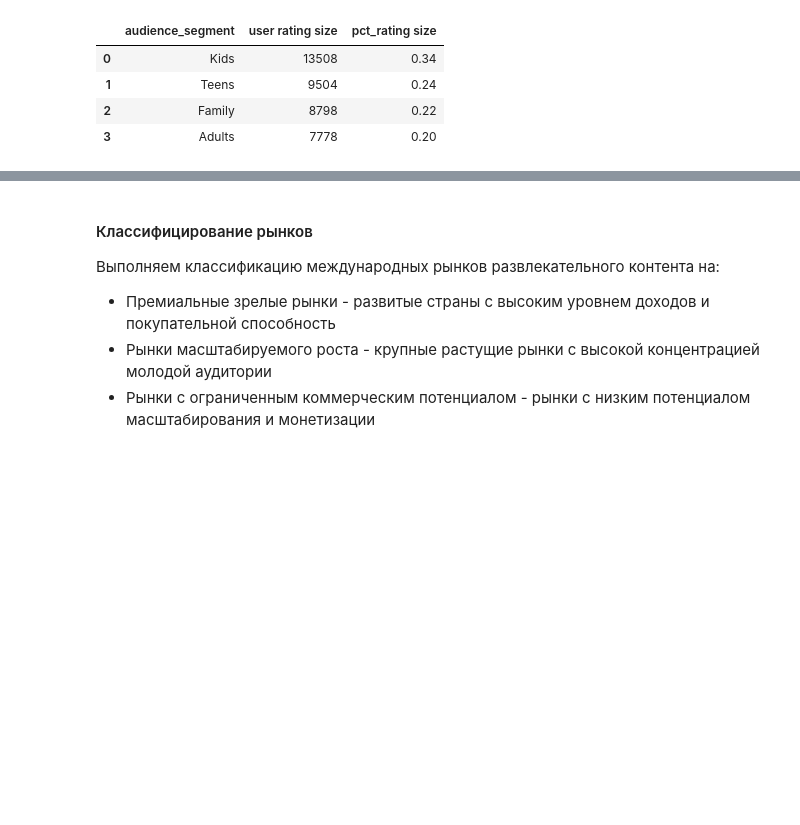
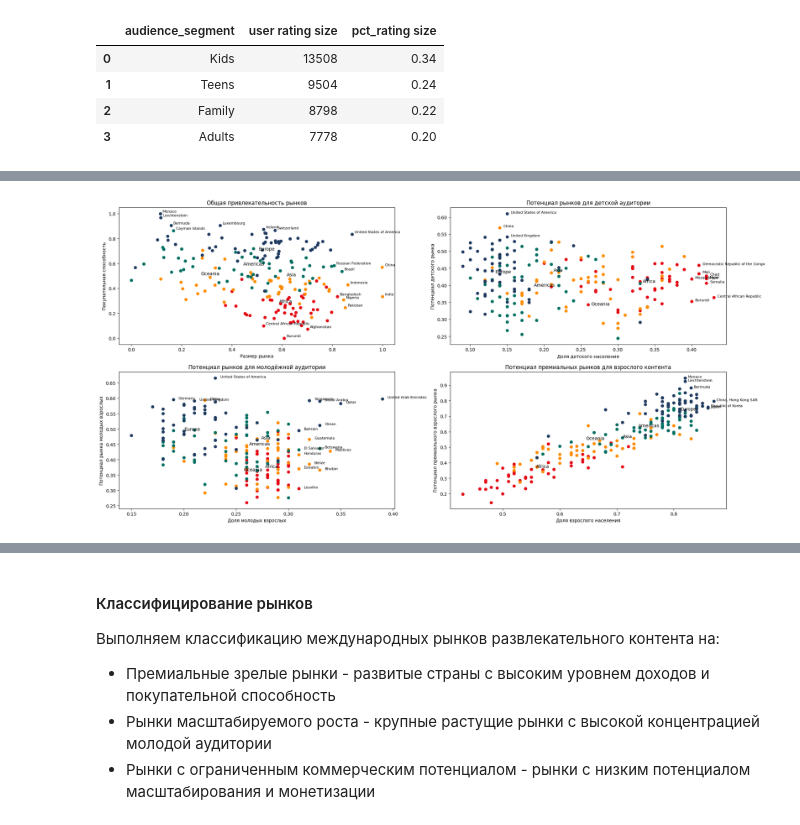
Before and after one commit to dtamendarov/MDS-EDA_Netflix, a Jupyter notebook: 03. Демографический анализ (Светлана).ipynb, the cells around one changed output, grey strips where cells are left out. Saved outputs shown, nothing was run; the diff lists cells and outputs as text; code cells hidden in the pictures; blank space fills up the shorter version.

```diff
--- a/03. Демографический анализ (Светлана).ipynb
+++ b/03. Демографический анализ (Светлана).ipynb
@@ -371,0 +220,90 @@ Text(0, 0.5, 'Потенциал премиального взрослого р
+# %%
+income_colors = {'Low_income': '#E50914', 'Lower_middle_income': "#FF8C00", 'Upper_middle_income': '#006F62','High_income': '#1f3a5f'}
+fig, axes = plt.subplots(2, 2, figsize=(24, 12))
+
+ax = axes[0,0]
+
+for income_cat, color in income_colors.items():
+    data = regions[regions['income_category'] == income_cat]
+    ax.scatter(data['population_score'],data['wealth_score'], color=color, label=income_cat)
+
+region_labels = regions.groupby('region').agg({'population_score':'mean','wealth_score':'mean',}).reset_index()
+
+for _, row in region_labels.iterrows():
+    ax.text(row['population_score'],row['wealth_score'],row['region'],fontsize=10)
+
+key_markets = regions[(regions['population_score'] >= 0.8) | (regions['wealth_score'] >= 0.85) | (regions['wealth_score'] <= 0.1)]
+
+for _, row in key_markets.iterrows():
+    ax.text(row['population_score'] + 0.01,row['wealth_score'] + 0.01, row['country'], fontsize=8)
+
+ax.set_title('Общая привлекательность рынков')
+ax.set_xlabel('Размер рынка')
+ax.set_ylabel('Покупательная способность')
+
+
+ax = axes[0,1]
+
+for income_cat, color in income_colors.items():
+    data = regions[regions['income_category'] == income_cat]
+    ax.scatter(data['0-12_pct'], data['kids_market_score'],color=color, label=income_cat)
+
+region_labels = regions.groupby('region').agg({'0-12_pct':'mean', 'kids_market_score':'mean'}).reset_index()
+
+for _, row in region_labels.iterrows():
+    ax.text(row['0-12_pct'],row['kids_market_score'],row['region'],fontsize=10)
+
+key_markets = regions[(regions['kids_market_score'] >= regions['kids_market_score'].quantile(0.99)) |
+                    (regions['0-12_pct'] >= regions['0-12_pct'].quantile(0.97))]
+
+for _, row in key_markets.iterrows():
+    ax.text(row['0-12_pct'] + 0.005, row['kids_market_score'] + 0.001, row['country'], fontsize=8)
+
+ax.set_title('Потенциал рынков для детской аудитории')
+ax.set_xlabel('Доля детского населения')
+ax.set_ylabel('Потенциал детского рынка')
+
+
+ax = axes[1,0]
+
+for income_cat, color in income_colors.items():
+    data = regions[regions['income_category'] == income_cat]
+    ax.scatter(data['young_adults_pct'], data['youth_market_score'],color=color, label=income_cat)
+
+region_labels = regions.groupby('region').agg({'young_adults_pct':'mean', 'youth_market_score':'mean'}).reset_index()
+
+for _, row in region_labels.iterrows():
+    ax.text(row['young_adults_pct'],row['youth_market_score'],row['region'],fontsize=10)
+
+key_markets = regions[(regions['youth_market_score'] >= regions['youth_market_score'].quantile(0.97)) |
+                    (regions['young_adults_pct'] >= regions['young_adults_pct'].quantile(0.95))]
+
+for _, row in key_markets.iterrows():
+    ax.text(row['young_adults_pct'] + 0.005, row['youth_market_score'] + 0.001, row['country'], fontsize=8)
+
+ax.set_title('Потенциал рынков для молодёжной аудитории')
+ax.set_xlabel('Доля молодых взрослых')
+ax.set_ylabel('Потенциал рынка молодых взрослых')
+
+
+ax = axes[1,1]
+
+for income_cat, color in income_colors.items():
+    data = regions[regions['income_category'] == income_cat]
+    ax.scatter(data['18+_pct'], data['adult_premium_score'],color=color, label=income_cat)
+
+region_labels = regions.groupby('region').agg({'18+_pct':'mean', 'adult_premium_score':'mean'}).reset_index()
+
+for _, row in region_labels.iterrows():
+    ax.text(row['18+_pct'],row['adult_premium_score'],row['region'],fontsize=10)
+
+key_markets = regions[(regions['adult_premium_score'] >= regions['adult_premium_score'].quantile(0.99)) |
+                    (regions['18+_pct'] >= regions['18+_pct'].quantile(0.99))]
+
+for _, row in key_markets.iterrows():
+    ax.text(row['18+_pct'] + 0.005, row['adult_premium_score'] + 0.001, row['country'], fontsize=8)
+
+ax.set_title('Потенциал премиальных рынков для взрослого контента')
+ax.set_xlabel('Доля взрослого населения')
+ax.set_ylabel('Потенциал премиального взрослого рынка')
+# %% [output]
@@ -371,0 +311 @@ Text(0, 0.5, 'Потенциал премиального взрослого р
+[figure, added]
```
Also changed, not shown: parts of 51 cells of this notebook.
